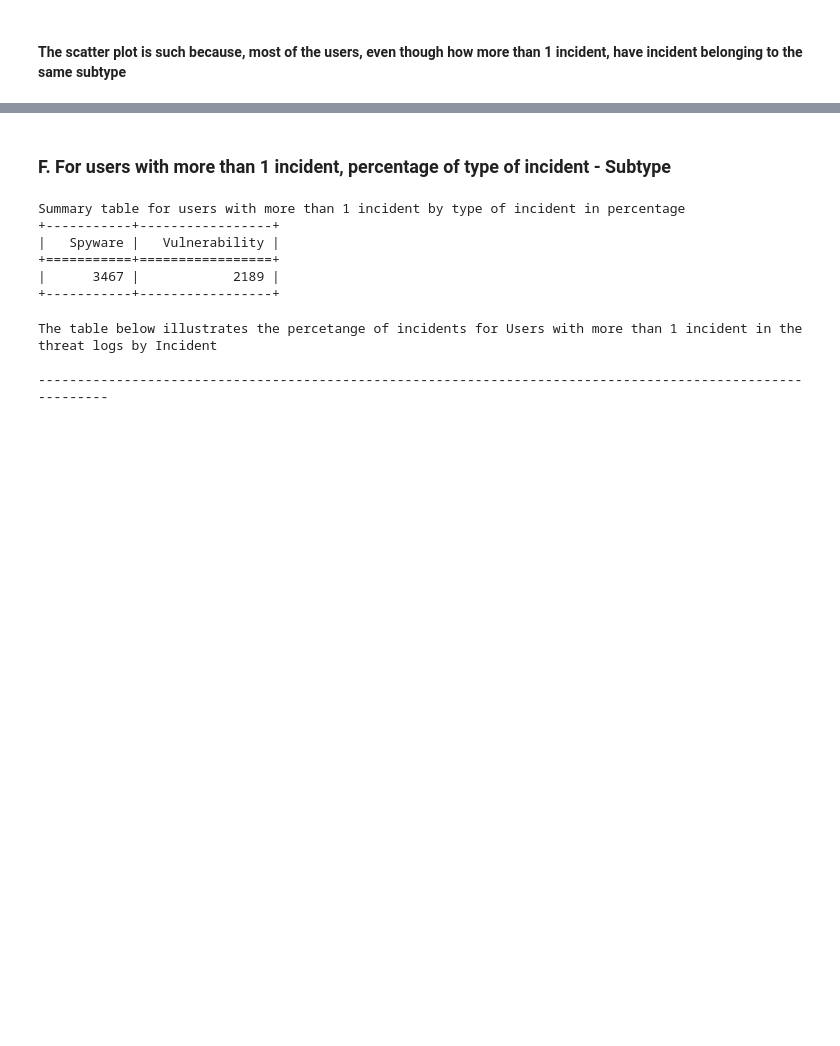
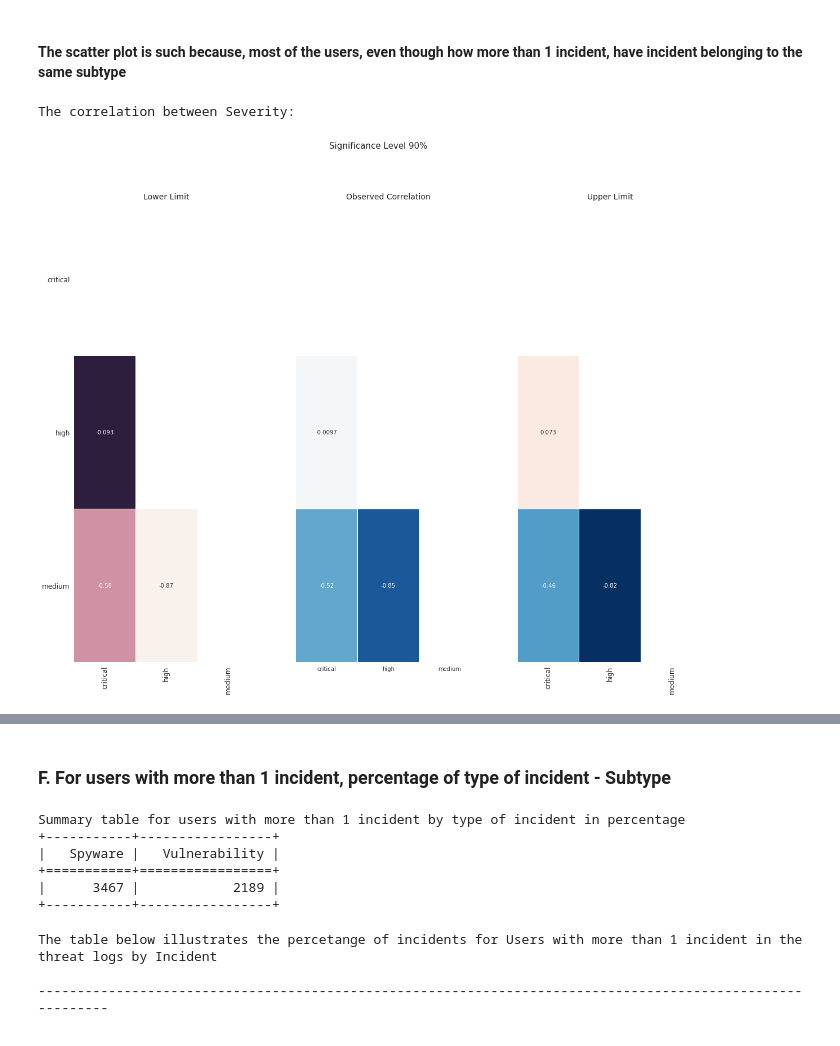
Before and after one commit to darshan-b/Cybersecurity-Analysis, a Jupyter notebook: 10-18.ipynb, the cells around one changed output, grey strips where cells are left out. Saved outputs shown, nothing was run; the diff lists cells and outputs as text; code cells hidden in the pictures; blank space fills up the shorter version.

```diff
--- a/10-18.ipynb
+++ b/10-18.ipynb
@@ -460,2 +461,41 @@ py.iplot(fig, filename='1')
 # %% [markdown]
 #### The scatter plot is such because, most of the users, even though how more than 1 incident, have incident belonging to the same subtype
+# %%
+print("The correlation between Severity:")
+corr=y[['critical','high','medium']].corr()
+sns.axes_style("white")
+mask = np.zeros_like(corr)
+mask[np.triu_indices_from(mask)] = True
+# %% [output]
+The correlation between Severity:
+# %%
+lower,upper=ci(corr,1.645)
+fig, (ax1, ax2,ax3) = plt.subplots(ncols=3, sharey=True,figsize=(20,15))
+sns.set_style('whitegrid')
+sns.heatmap(data=lower,annot=lower,mask=mask,ax=ax1,cbar=False,linewidths=0.2)
+sns.heatmap(data=corr,annot=corr,mask=mask,ax=ax2,cbar=False,linewidths=0.2)
+sns.heatmap(data=upper,annot=upper,mask=mask,ax=ax3,cbar=False,linewidths=0.2)
+
+plt.setp(ax1.set_yticklabels(corr.columns.get_values()[::-1]), visible=True)
+plt.setp(ax2.set_ylabel([]),visible=False)
+plt.setp(ax2.set_xlabel([]),visible=False)
+plt.setp(ax1.yaxis.get_majorticklabels(),rotation=0,size=12)
+plt.setp(ax1.set_xticklabels(corr.columns.get_values()),visible=True)
+plt.setp(ax1.xaxis.get_majorticklabels(),rotation=90,size=12)
+plt.setp(ax3.set_xticklabels(corr.columns.get_values()),visible=True)
+plt.setp(ax3.xaxis.get_majorticklabels(),rotation=90,size=12)
+plt.setp(ax1.set_title('Lower Limit'),visible=True,size=14)
+plt.setp(ax2.set_title('Observed Correlation'),visible=True,size=14)
+plt.setp(ax3.set_title('Upper Limit'),visible=True,size=14)
+plt.suptitle("Significance Level 90%",size=15)
+
+# ax0.tick_params(axis='y',labelsize=16)
+# ax0.tick_params(axis='x',labelsize=16)
+# ax0.set_ylabel("Detailed Subtype",size=18)
+# ax0.set_xlabel("Day of Week",size=18)
+# ax1.set_xticklabels(["Max incidents on"],size=16)
+# ax0.set_title("Number of Threats each Day of Week for a given Month",size=22,loc="right",y=1.05,x=1.1)
+
+plt.show()
+# %% [output]
+[figure, added]
```
Also changed, not shown: parts of 20 cells of this notebook.
